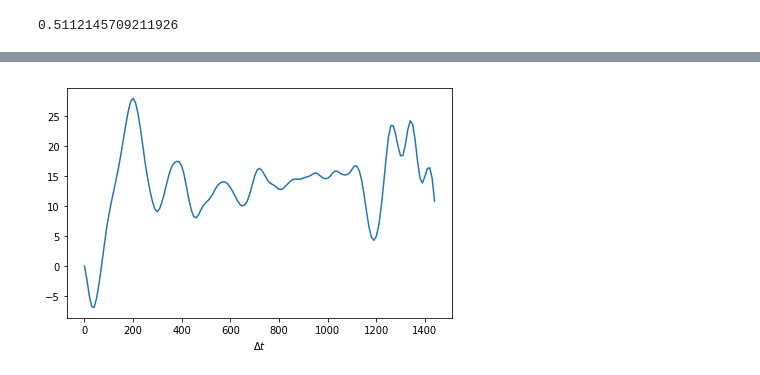
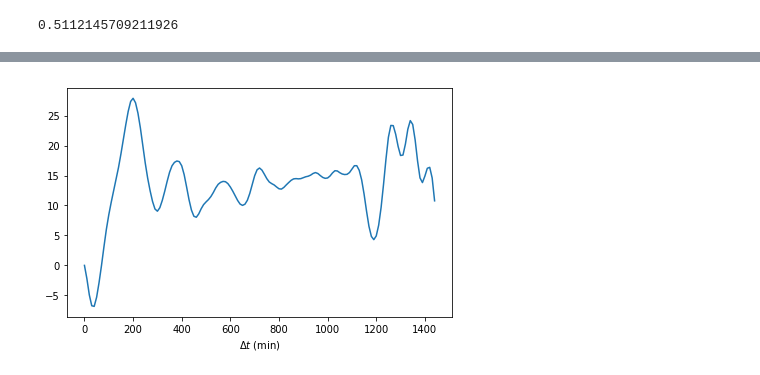
Before and after one commit to retiarus/correlation_vtec_s4, a Jupyter notebook: 06_analise_fin_dif_vtec.ipynb, the cells around one changed output, grey strips where cells are left out. Cells and saved outputs as stored; diff of their text form; code cells hidden in the pictures.

```diff
--- a/06_analise_fin_dif_vtec.ipynb
+++ b/06_analise_fin_dif_vtec.ipynb
@@ -107,0 +108,9 @@ plt.savefig('./images/fin_dif_gvtec1.eps', format='eps', dpi=1000)
+# %%
+best = 0
+for i, value in enumerate(array_y[0:30]):
+    if array_y[best] < value:
+        best = i
+
+print(best)
+for i, value in enumerate(array_y[0:30]):
+    print(i, ': ', value)
@@ -108,24 +135,24 @@ plt.savefig('./images/fin_dif_gvtec1.eps', format='eps', dpi=1000)
 # %%
 df_gvtec_bsa = pd.DataFrame(index=gvtec_pi.index.values)
 list_df = []
 
 for i in range(0, 145):
     gvtec_bsa_lag = gvtec_bsa.shift(i)
     gvtec_bsa_dt = gvtec_bsa - gvtec_bsa_lag
     df_gvtec_bsa['gvtec_bsa_' + str(i)] = gvtec_bsa_dt.values
     list_df.append(10*i)
 
 array_df = np.array(list_df)
 df_gvtec_bsa = df_gvtec_bsa.dropna()
 
 df_gvtec_bsa.head()
 
 array_y = df_gvtec_bsa.loc['2013/12/14 00:00:00'].values
 #fig = plt.figure(figsize=(18, 8));
 #ax = fig.add_axes([0., 0., 1., 1.])
 plt.plot(array_df, array_y)
-plt.xlabel(r'$\Delta{t}$')
+plt.xlabel(r'$\Delta{t}$ (min)')
 plt.tight_layout()
 plt.savefig('./images/fin_dif_gvtec2.eps', format='eps', dpi=1000)
 # %% [output]
-[figure, old version]
+[figure, new version]
```
Also changed, not shown: parts of 4 cells of this notebook, 3 other files.
